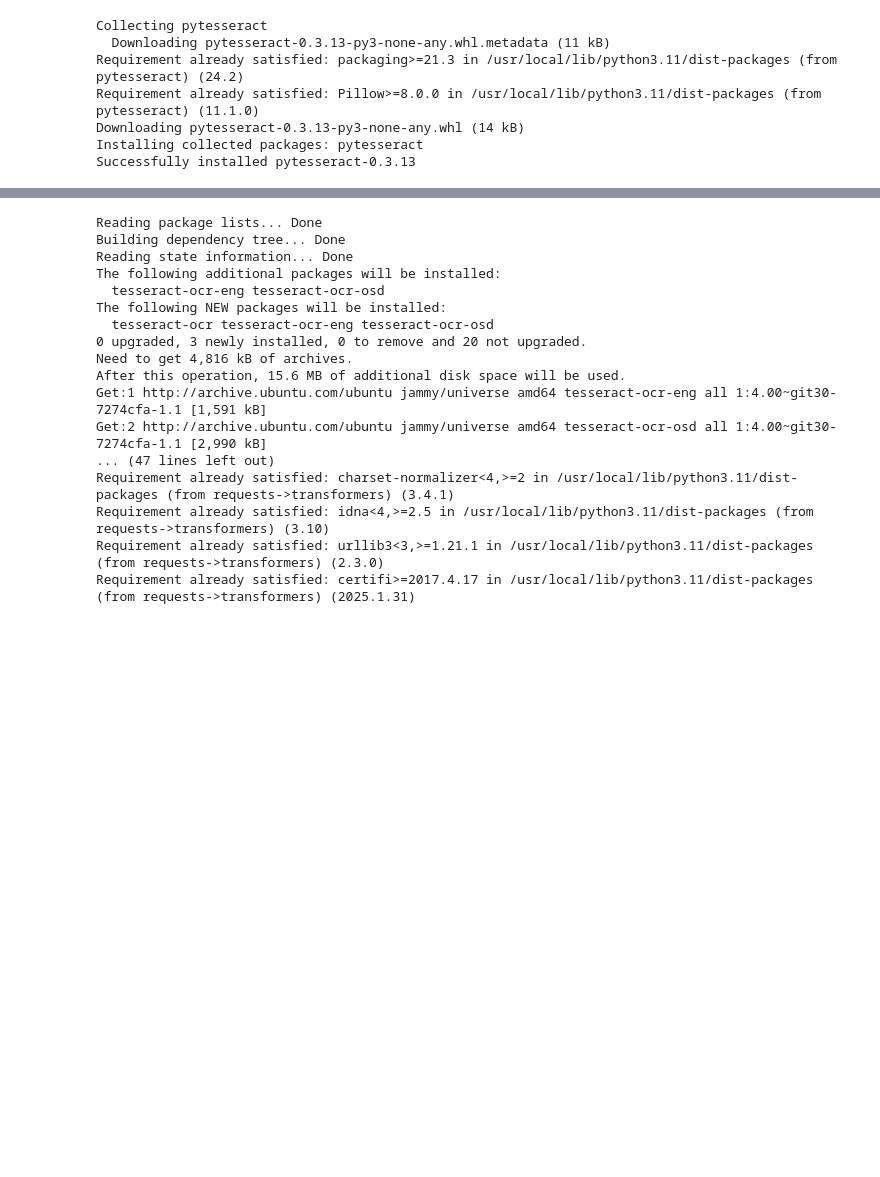
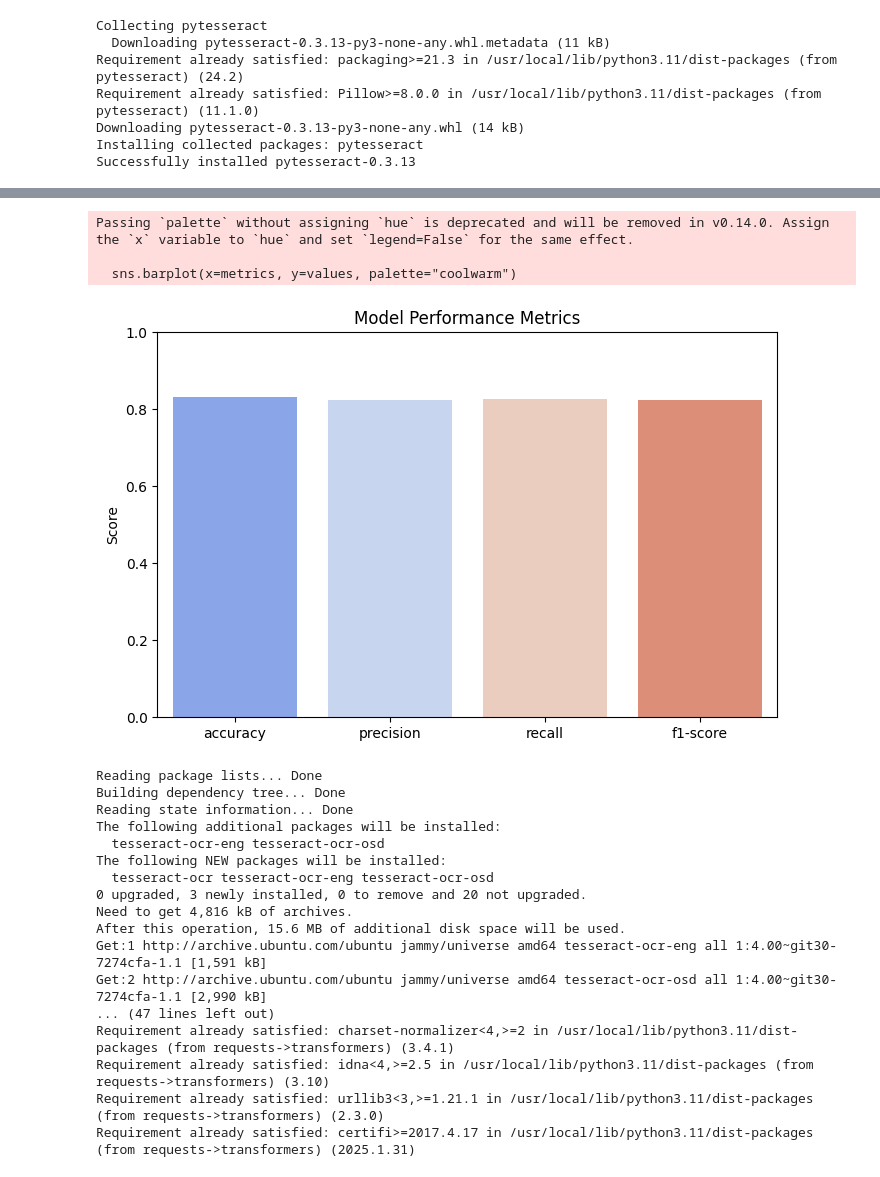
Before and after one commit to kaushik238/MajorProject, a Jupyter notebook: Finale.ipynb, the cells around one changed output, grey strips where cells are left out. Drawn from its saved outputs; the diff is of its cells as text; code cells hidden in the pictures; blank space fills up the shorter version.

```diff
--- a/Finale.ipynb
+++ b/Finale.ipynb
@@ -298,3 +303,28 @@ Predicted Label: 1
+# %%
+# Compute classification report
+report = classification_report(all_labels, all_preds, target_names=label_mapping.keys(), output_dict=True)
+
+# Extract metrics
+metrics = ["accuracy", "precision", "recall", "f1-score"]
+values = [
+    accuracy,
+    np.mean([report[label]["precision"] for label in label_mapping.keys()]),
+    np.mean([report[label]["recall"] for label in label_mapping.keys()]),
+    np.mean([report[label]["f1-score"] for label in label_mapping.keys()])
+]
+
+# Plot the bar chart
+plt.figure(figsize=(8, 5))
+sns.barplot(x=metrics, y=values, palette="coolwarm")
+plt.ylim(0, 1)
+plt.ylabel("Score")
+plt.title("Model Performance Metrics")
+plt.show()
+# %% [output]
+Passing `palette` without assigning `hue` is deprecated and will be removed in v0.14.0. Assign the `x` variable to `hue` and set `legend=False` for the same effect.
+
+  sns.barplot(x=metrics, y=values, palette="coolwarm")
+[figure, added]
 # %%
 # Install required libraries
 !sudo apt install tesseract-ocr -y
```
Also changed, not shown: parts of 1 cell of this notebook.
